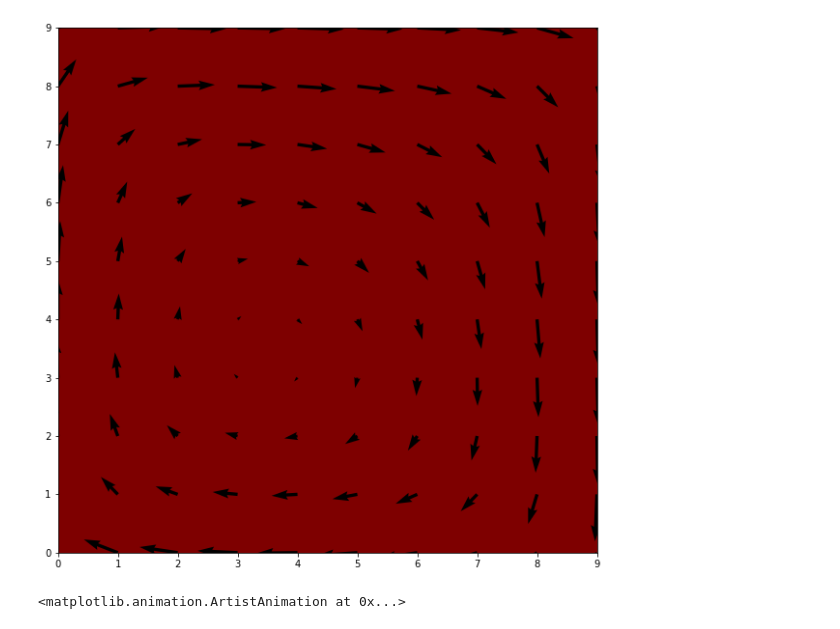
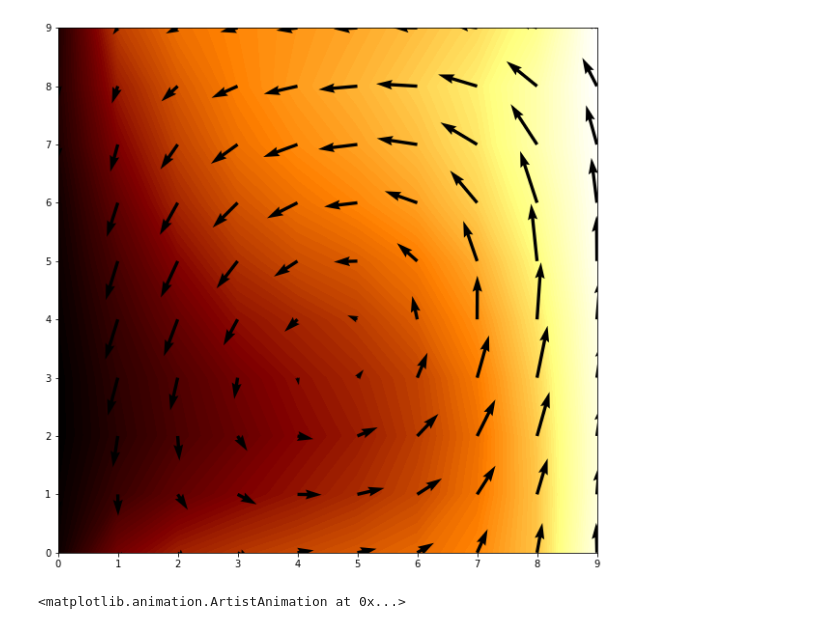
Before and after one commit to Izuho/NumSimulation-of-flow, a Jupyter notebook: ShowFlow.ipynb, the cells around one changed output. Drawn from its saved outputs; the diff is of its cells as text; code cells hidden in the pictures.

```diff
--- a/ShowFlow.ipynb
+++ b/ShowFlow.ipynb
@@ -28,24 +28,24 @@ with open('outer.dat', 'r') as fin:  # ファイルを開く
             mat.append(row)  # 行をnumsに保存
     mat = np.array(mat)
 # %%
-uvtemp = mat.reshape((1000, 3, 12, 12))
+uvtemp = mat.reshape((3000, 3, 12, 12))
 # %%
 fig, ax = plt.subplots(figsize=(10,10))
 ims = []
 ims2 = []
 
-for index in range(0,1000,100):
+for index in range(0,3000,100):
     X = np.arange(10)
     Y = np.arange(10)
     im = ax.contourf(X, Y, uvtemp[index, 2, 1:11, 1:11], levels=100, cmap = 'afmhot')
     im2 = ax.quiver(X, Y[::-1], uvtemp[index, 0, 1:11, 1:11], uvtemp[index, 1, 1:11, 1:11])
     ims.append(im.collections + [im2])
     '''
     if index % 10 == 0:
         print("%.2f percent finished!"% (index / 500 * 100))
     '''
 # %% [output]
-[figure, old version]
+[figure, new version]
 # %%
 anim = animation.ArtistAnimation(fig, ims)
 
```
